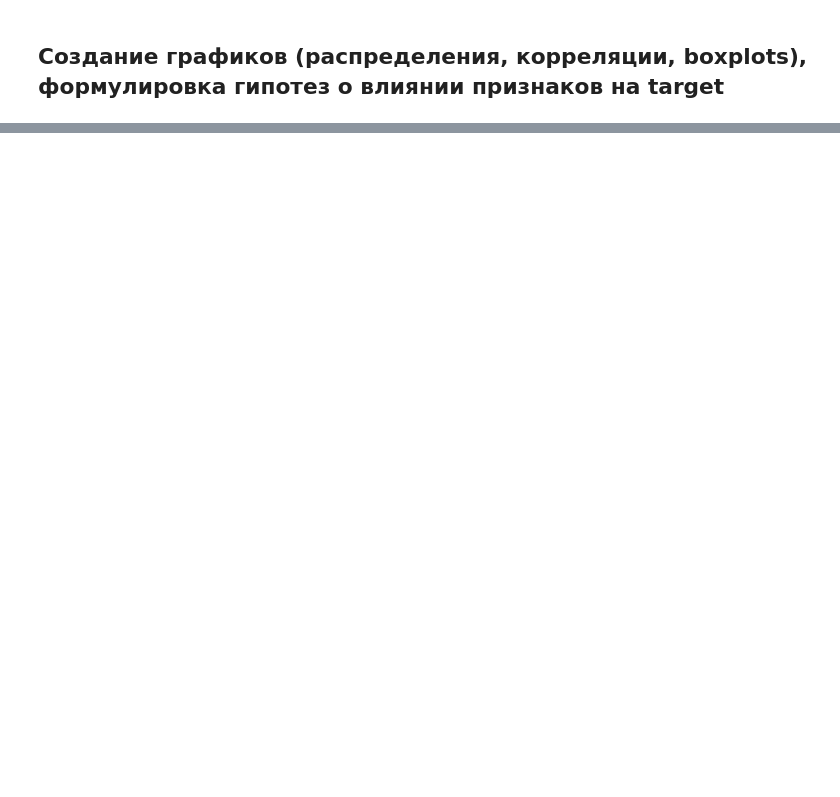
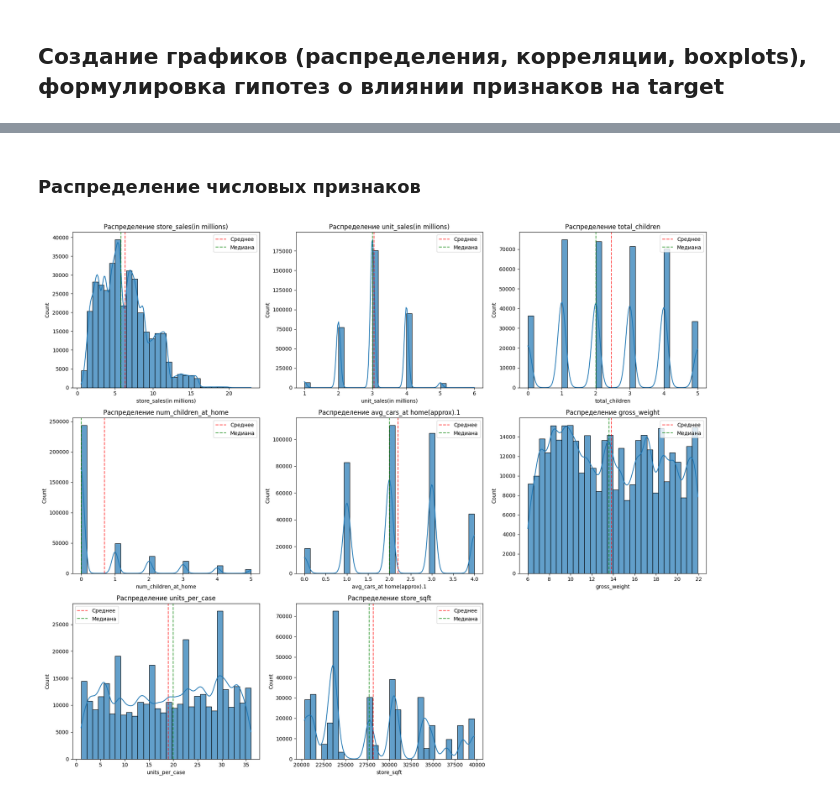
Before and after one commit to W1llAnn/Project_workshop_1s, a Jupyter notebook: notebooks/draft.ipynb, the cells around one changed output, grey strips where cells are left out. Cells and saved outputs as stored; diff of their text form; code cells hidden in the pictures; blank space fills up the shorter version.

```diff
--- a/notebooks/draft.ipynb
+++ b/notebooks/draft.ipynb
@@ -265,0 +316,29 @@ Text(0.5, 1.0, 'Распределение cost')
+# %% [markdown]
+### Распределение числовых признаков
+# %%
+numeric_features = ['store_sales(in millions)', 'unit_sales(in millions)', 'total_children', 'num_children_at_home',
+                   'avg_cars_at home(approx).1', 'gross_weight', 'units_per_case',
+                   'store_sqft']
+
+n_cols = 3
+n_rows = (len(numeric_features) + n_cols - 1) // n_cols
+fig, axes = plt.subplots(n_rows, n_cols, figsize=(18, n_rows * 5))
+axes = axes.ravel()
+
+for i, feature in enumerate(numeric_features):
+    if feature in df.columns:
+        sns.histplot(df[feature], kde=True, ax=axes[i], bins=30, alpha=0.7)
+        axes[i].axvline(df[feature].mean(), color='red', linestyle='--', alpha=0.7, label='Среднее')
+        axes[i].axvline(df[feature].median(), color='green', linestyle='--', alpha=0.7, label='Медиана')
+        axes[i].set_title(f'Распределение {feature}')
+        axes[i].legend()
+    else:
+        axes[i].set_visible(False)
+
+for i in range(len(numeric_features), len(axes)):
+    axes[i].set_visible(False)
+
+plt.tight_layout()
+plt.show()
+# %% [output]
+[figure, added]
```
Also changed, not shown: parts of 19 cells of this notebook.
